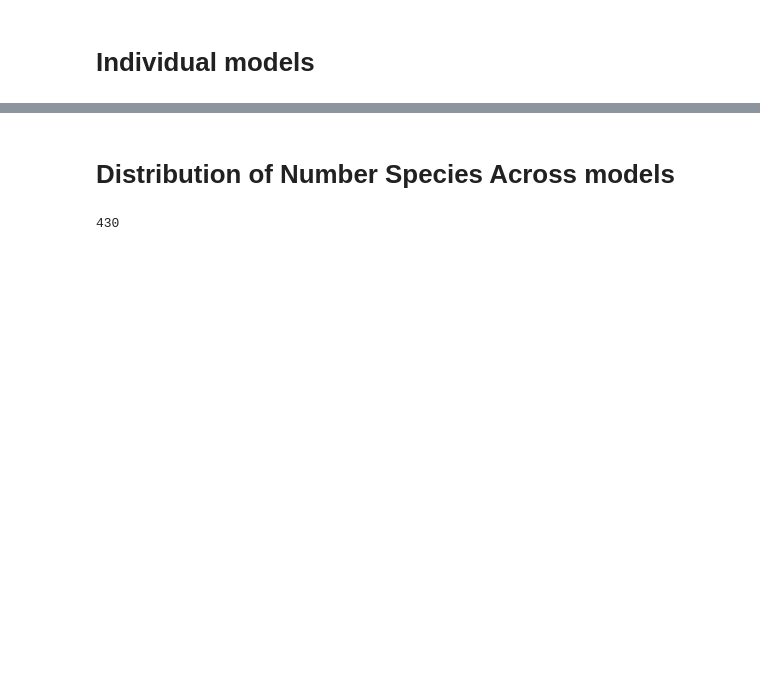
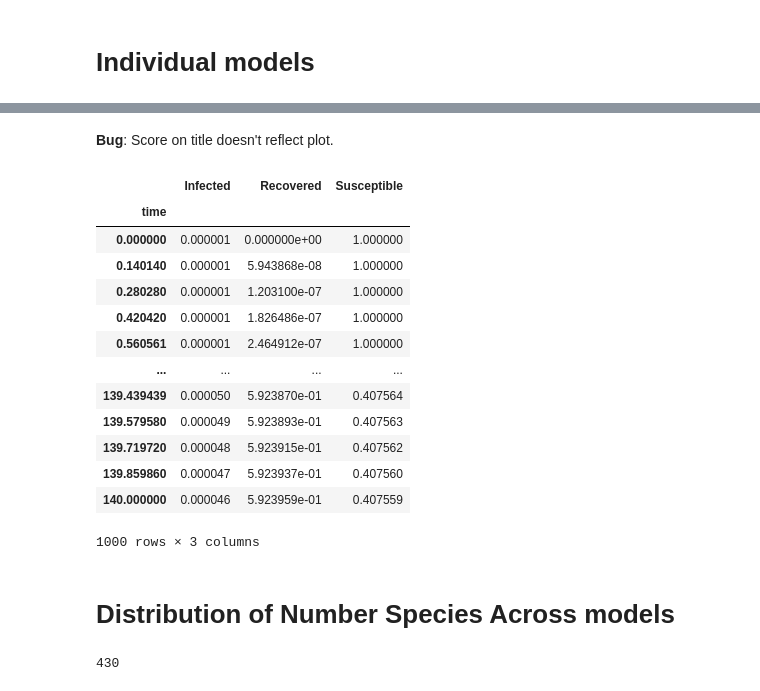
Before and after one commit to ModelEngineering/linearity_analysis, a Jupyter notebook: notebooks/piecewise_predictions.ipynb, the cells around one changed output, grey strips where cells are left out. Saved outputs shown, nothing was run; the diff lists cells and outputs as text; code cells hidden in the pictures; blank space fills up the shorter version.

```diff
--- a/notebooks/piecewise_predictions.ipynb
+++ b/notebooks/piecewise_predictions.ipynb
@@ -46,3 +78,22 @@ for model_num in [1045]:
+# %% [markdown]
+**Bug**: Score on title doesn't reflect plot.
+# %%
+psd.training_df
+# %% [output]
+|  | Infected | Recovered | Susceptible |
+| time |  |  |  |
+| 0.000000 | 0.000001 | 0.000000e+00 | 1.000000 |
+| 0.140140 | 0.000001 | 5.943868e-08 | 1.000000 |
+| 0.280280 | 0.000001 | 1.203100e-07 | 1.000000 |
+| 0.420420 | 0.000001 | 1.826486e-07 | 1.000000 |
+| 0.560561 | 0.000001 | 2.464912e-07 | 1.000000 |
+| ... | ... | ... | ... |
+| 139.439439 | 0.000050 | 5.923870e-01 | 0.407564 |
+| 139.579580 | 0.000049 | 5.923893e-01 | 0.407563 |
+| 139.719720 | 0.000048 | 5.923915e-01 | 0.407562 |
+| 139.859860 | 0.000047 | 5.923937e-01 | 0.407560 |
+| 140.000000 | 0.000046 | 5.923959e-01 | 0.407559 |
+1000 rows × 3 columns
 # %% [markdown]
 # Distribution of Number Species Across models
 # %%
```
Also changed, not shown: parts of 5 cells of this notebook, 4 other files.
